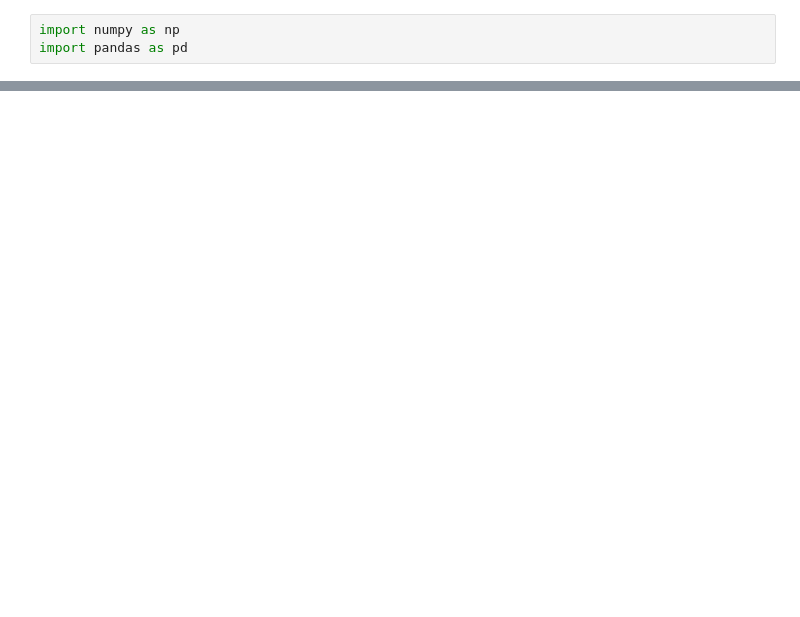
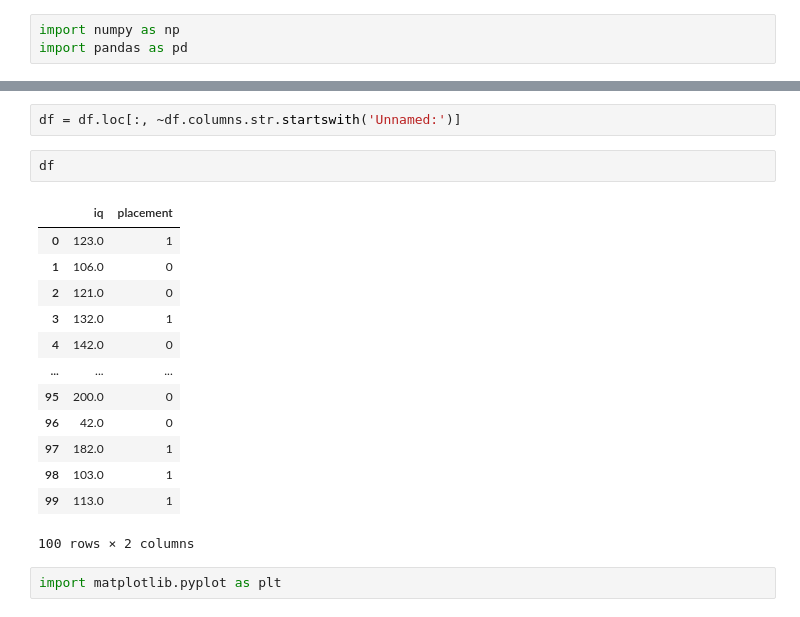
Before and after one commit to shubhammadane/ML-Projects-By-Shubham-Madane, a Jupyter notebook: End to End Project/end_endProject13Days.ipynb, the cells around one changed output, grey strips where cells are left out. Drawn from its saved outputs; the diff is of its cells as text; blank space fills up the shorter version.

```diff
--- a/End to End Project/end_endProject13Days.ipynb
+++ b/End to End Project/end_endProject13Days.ipynb
@@ -7,0 +42,20 @@ FileNotFoundError: [Errno 2] No such file or directory: 'Dataset\\placement.csv'
+# %%
+df = df.loc[:, ~df.columns.str.startswith('Unnamed:')]
+# %%
+df
+# %% [output]
+|  | iq | placement |
+| 0 | 123.0 | 1 |
+| 1 | 106.0 | 0 |
+| 2 | 121.0 | 0 |
+| 3 | 132.0 | 1 |
+| 4 | 142.0 | 0 |
+| ... | ... | ... |
+| 95 | 200.0 | 0 |
+| 96 | 42.0 | 0 |
+| 97 | 182.0 | 1 |
+| 98 | 103.0 | 1 |
+| 99 | 113.0 | 1 |
+100 rows × 2 columns
+# %%
+import matplotlib.pyplot as plt
```
Also changed, not shown: parts of 28 cells of this notebook.
